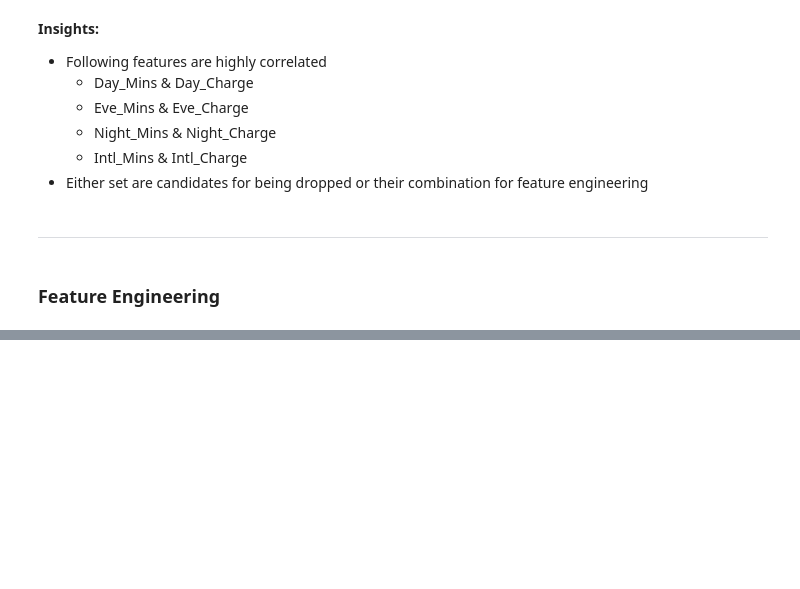
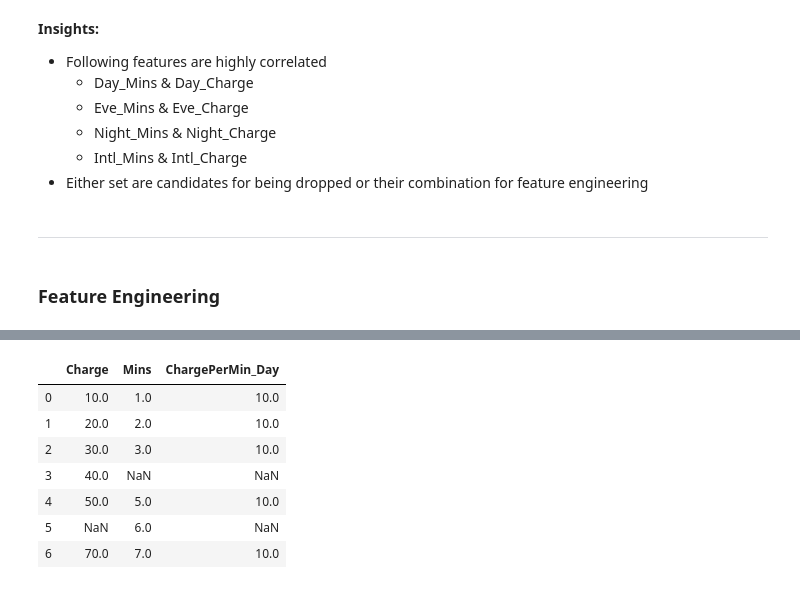
Before and after one commit to ashish-sharma-as/Customer_Churn, a Jupyter notebook: customer_churn.ipynb, the cells around one changed output, grey strips where cells are left out. Cells and saved outputs as stored; diff of their text form; code cells hidden in the pictures; blank space fills up the shorter version.

```diff
--- a/customer_churn.ipynb
+++ b/customer_churn.ipynb
@@ -684,0 +680,2 @@ In case you used a LabelEncoder before this OneHotEncoder to convert the categor
+# %%
+dft = pd.read_excel('./data/test.xlsx')
@@ -684,0 +693,13 @@ In case you used a LabelEncoder before this OneHotEncoder to convert the categor
+# %%
+dft.loc[:,'ChargePerMin_Day'] = (dft['Charge'] / dft['Mins'])
+# %%
+dft
+# %% [output]
+|  | Charge | Mins | ChargePerMin_Day |
+| 0 | 10.0 | 1.0 | 10.0 |
+| 1 | 20.0 | 2.0 | 10.0 |
+| 2 | 30.0 | 3.0 | 10.0 |
+| 3 | 40.0 | NaN | NaN |
+| 4 | 50.0 | 5.0 | 10.0 |
+| 5 | NaN | 6.0 | NaN |
+| 6 | 70.0 | 7.0 | 10.0 |
```
Also changed, not shown: parts of 35 cells of this notebook.
